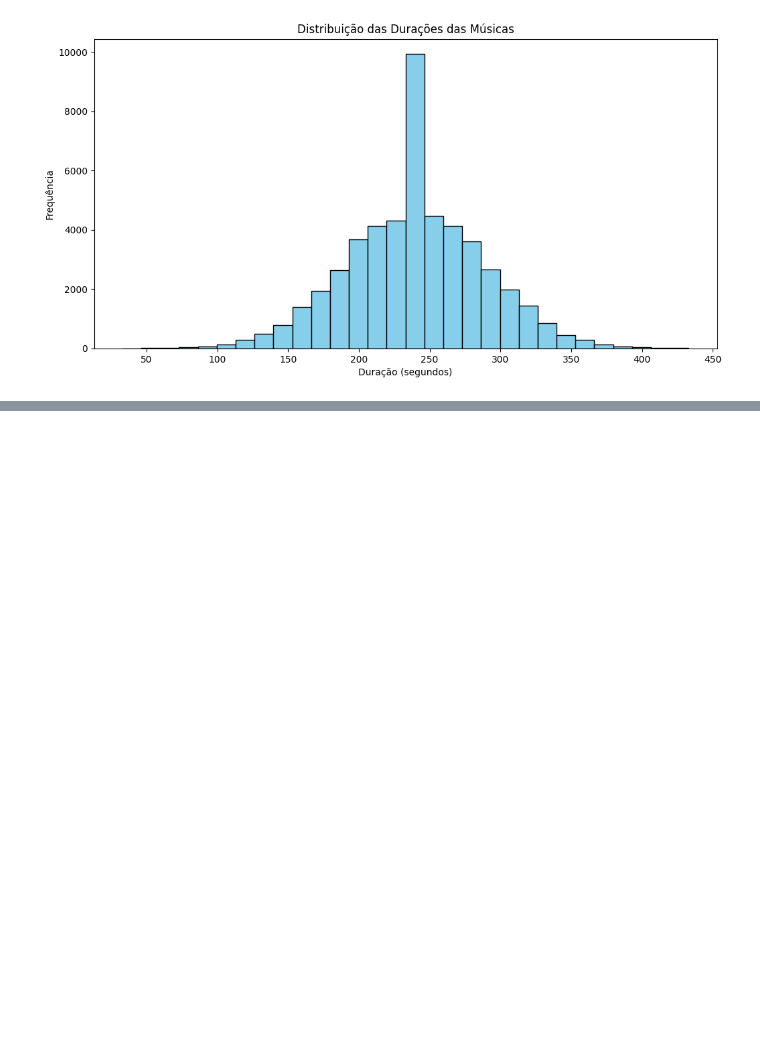
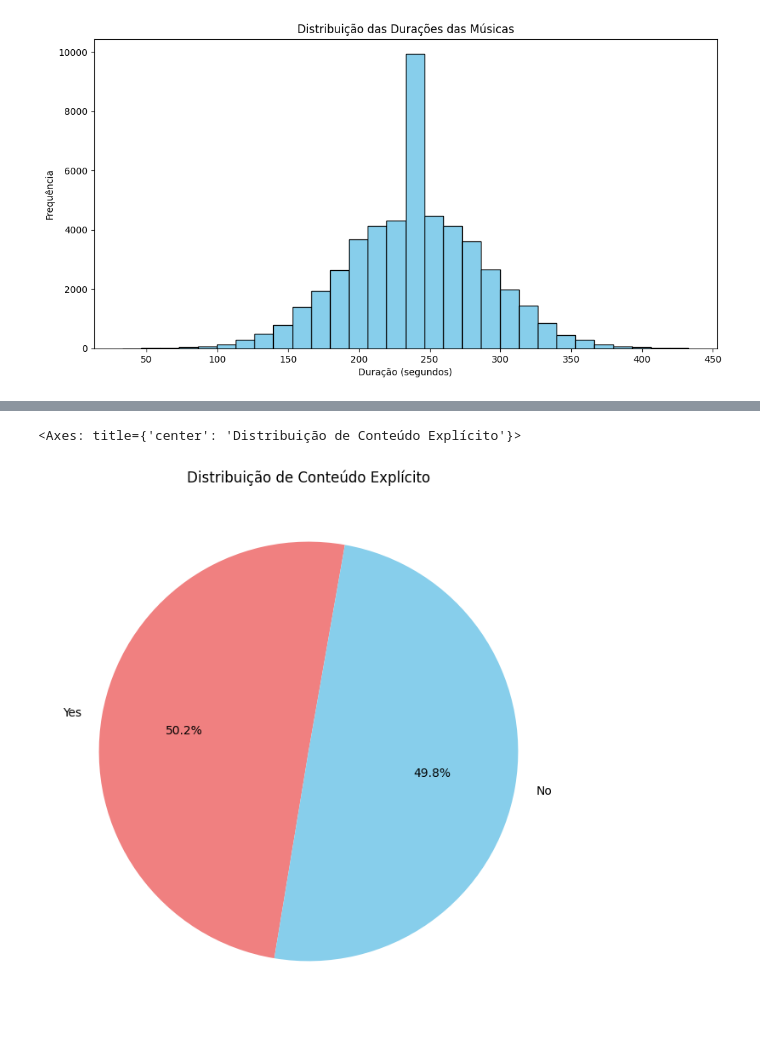
Before and after one commit to SamuelJEAlves/data-insights, a Jupyter notebook: spotify-songs/spotify.ipynb, the cells around one changed output, grey strips where cells are left out. Drawn from its saved outputs; the diff is of its cells as text; code cells hidden in the pictures; blank space fills up the shorter version.

```diff
--- a/spotify-songs/spotify.ipynb
+++ b/spotify-songs/spotify.ipynb
@@ -241,0 +256,12 @@ df['duration'].plot.hist(bins=30,
+# %%
+df['explicit_content'].value_counts().plot.pie(
+    autopct='%1.1f%%',
+    figsize=(8, 8),
+    title='Distribuição de Conteúdo Explícito',
+    ylabel='',
+    colors=['lightcoral', 'skyblue'],
+    startangle=80,
+)
+# %% [output]
+<Axes: title={'center': 'Distribuição de Conteúdo Explícito'}>
+[figure, added]
```
Also changed, not shown: parts of 4 cells of this notebook.
